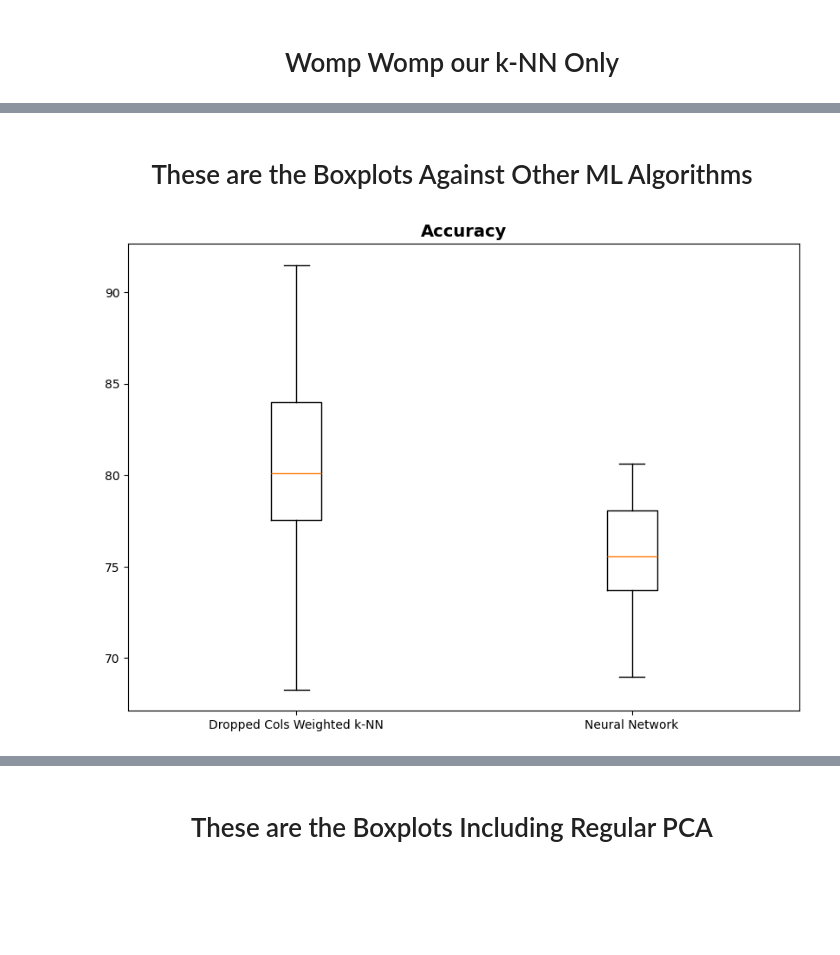
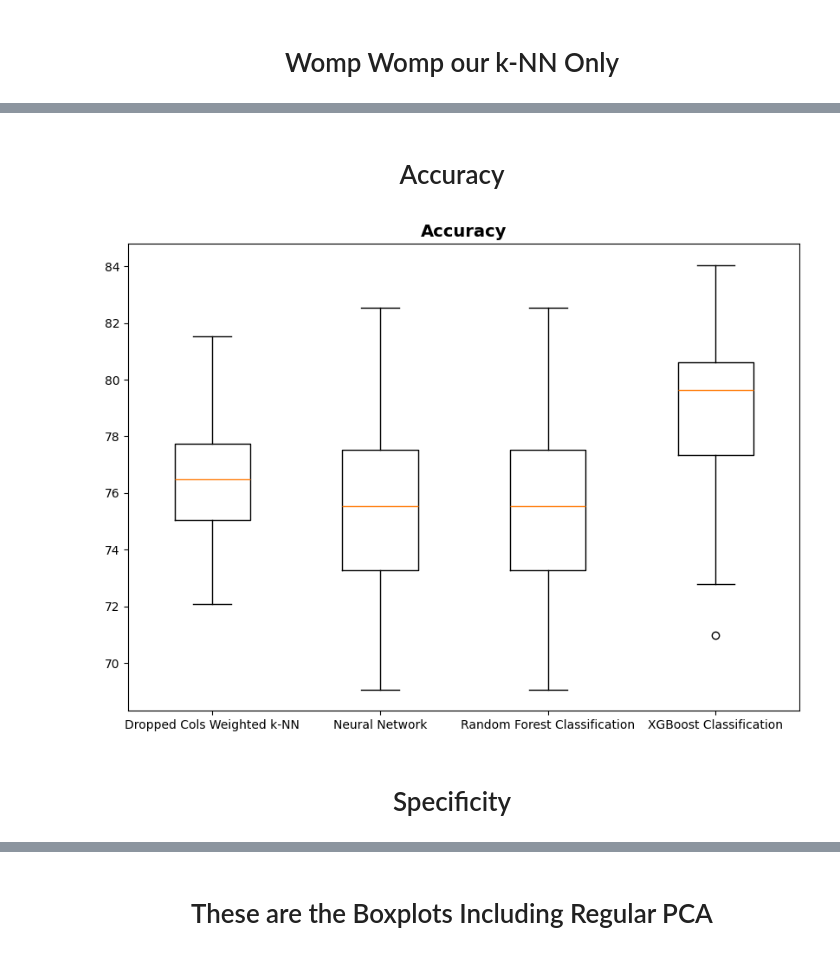
Before and after one commit to OnkarSama/Womp-Womp, a Jupyter notebook: modified-algo.ipynb, the cells around one changed output, grey strips where cells are left out. Cells and saved outputs as stored; diff of their text form; code cells hidden in the pictures; blank space fills up the shorter version.

Commit message:
Added box plots for our method vs others.

```diff
--- a/modified-algo.ipynb
+++ b/modified-algo.ipynb
@@ -946,21 +983,23 @@ for i in range(sim_len):
 #
 # final_pca_df.head()
 # %% [markdown]
-<h1 style="text-align:center;">These are the Boxplots Against Other ML Algorithms</h1>
+<h1 style="text-align:center;">Accuracy</h1>
 # %%
 fig = plt.figure(figsize =(10, 7))
 plt.title("Accuracy",fontsize=14, fontweight='bold')
 
-data = [dropped_weight_avg_acc,NN_acc]
+data = [dropped_weight_avg_acc, NN_acc, RFC_acc, XGB_acc]
 
-x_axis = ['Dropped Cols Weighted k-NN', 'Neural Network']
+x_axis = ['Dropped Cols Weighted k-NN', 'Neural Network', 'Random Forest Classification', 'XGBoost Classification']
 
 # Creating plot
 plt.boxplot(data, tick_labels=x_axis)
 
-# plt.savefig('Accuracy.svg')
+plt.savefig('Accuracy.svg')
 
 # show plot
 plt.show()
 # %% [output]
-[figure, old version]
+[figure, new version]
+# %% [markdown]
+<h1 style="text-align:center;">Specificity</h1>
```
Also changed, not shown: parts of 50 cells of this notebook, 5 other files.
